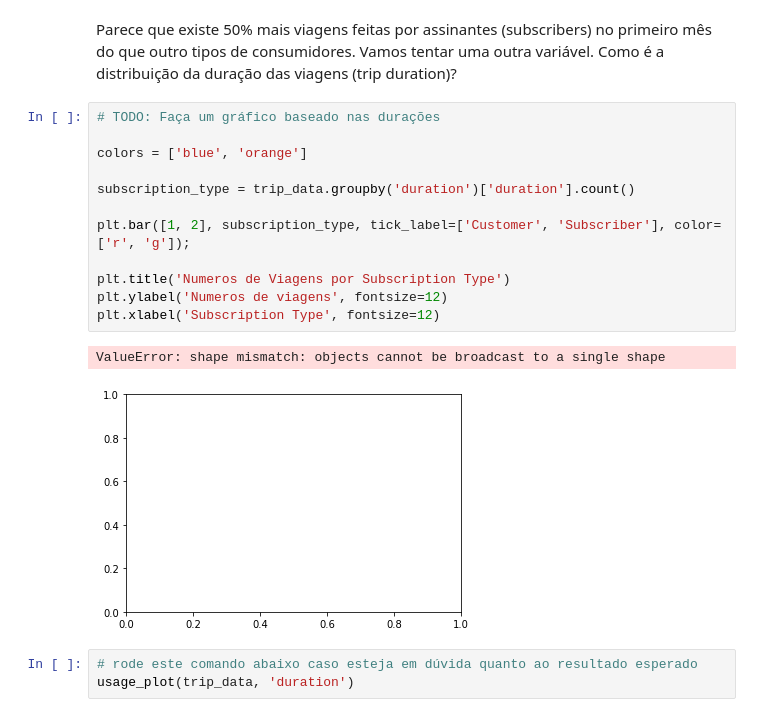
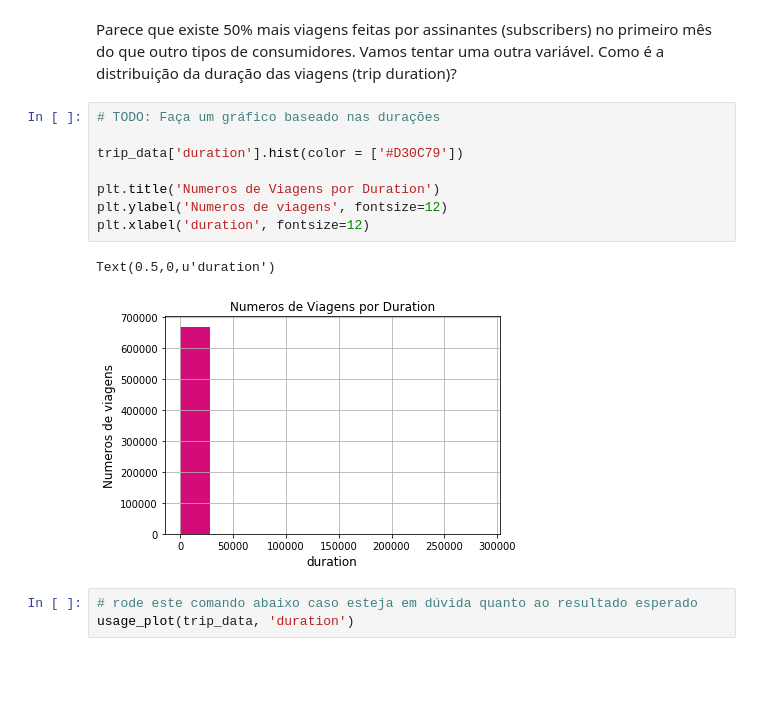
Before and after one commit to julianyraiol/analysis-of-bay-area-bike-share-nfds, a Jupyter notebook: Analise_Bay_Area_Bike_Share-NDFDSI.ipynb, the cells around one changed output. Drawn from its saved outputs; the diff is of its cells as text; blank space fills up the shorter version.

```diff
--- a/Analise_Bay_Area_Bike_Share-NDFDSI.ipynb
+++ b/Analise_Bay_Area_Bike_Share-NDFDSI.ipynb
@@ -355,18 +353,14 @@ Parece que existe 50% mais viagens feitas por assinantes (subscribers) no primei
 # %%
 # TODO: Faça um gráfico baseado nas durações
 
-colors = ['blue', 'orange']
+trip_data['duration'].hist(color = ['#D30C79'])
 
-subscription_type = trip_data.groupby('duration')['duration'].count()
-
-plt.bar([1, 2], subscription_type, tick_label=['Customer', 'Subscriber'], color=['r', 'g']);
-
-plt.title('Numeros de Viagens por Subscription Type')
+plt.title('Numeros de Viagens por Duration')
 plt.ylabel('Numeros de viagens', fontsize=12)
-plt.xlabel('Subscription Type', fontsize=12)
+plt.xlabel('duration', fontsize=12)
 # %% [output]
-ValueError: shape mismatch: objects cannot be broadcast to a single shape
+Text(0.5,0,u'duration')
-[figure, old version]
+[figure, new version]
 # %%
 # rode este comando abaixo caso esteja em dúvida quanto ao resultado esperado
 usage_plot(trip_data, 'duration')
```
Also changed, not shown: parts of 5 cells of this notebook.
